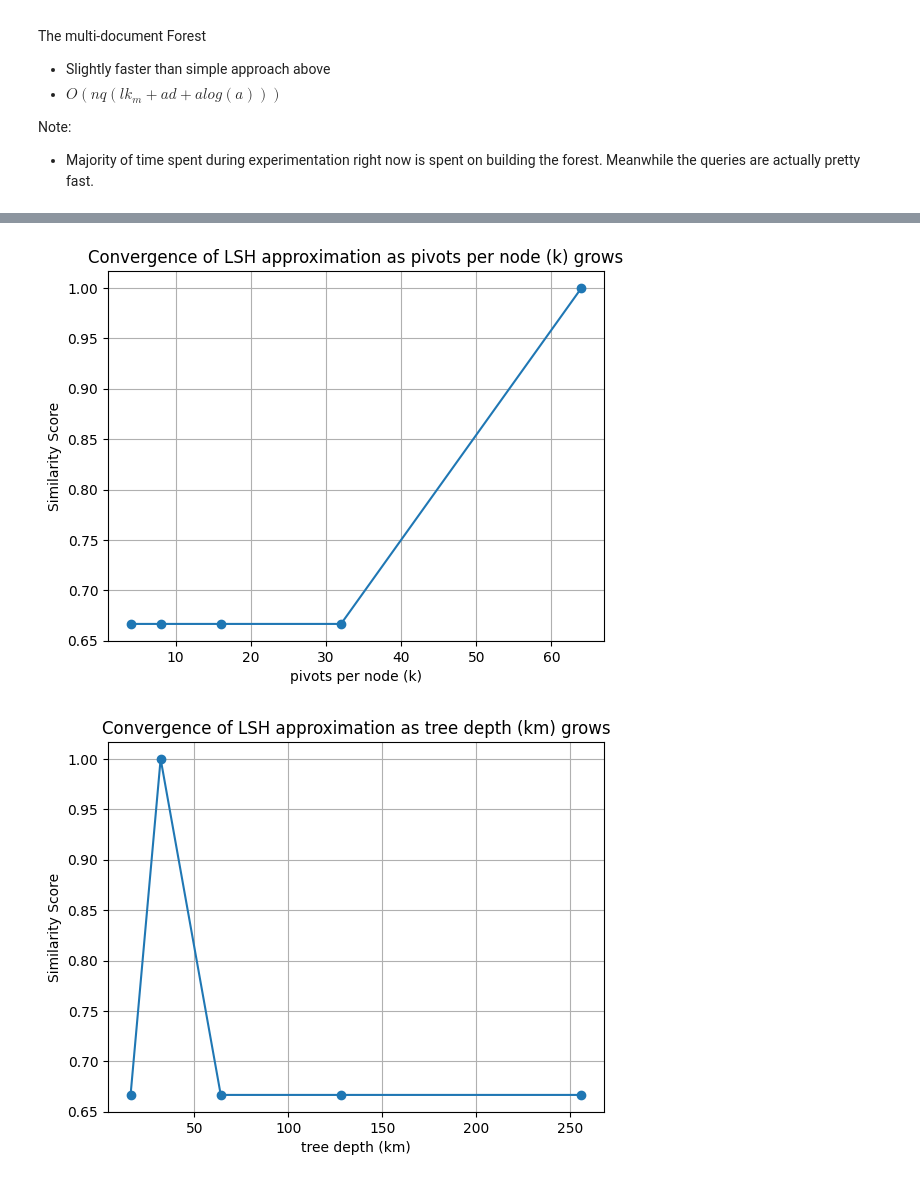
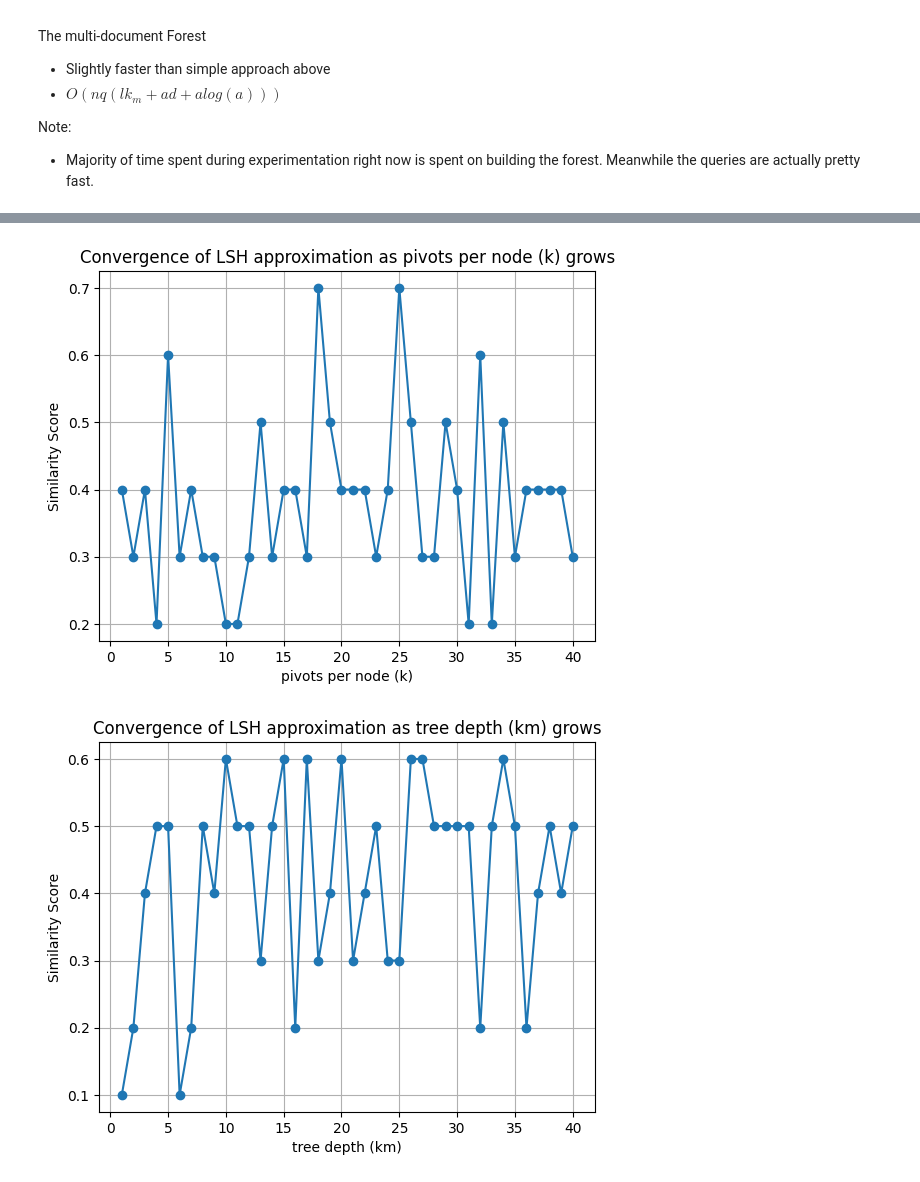
Before and after one commit to YuvalShemla/lsh-forest-for-multi-vector-retrieval, a Jupyter notebook: notebooks/chamfer_approximation.ipynb, the cells around one changed output, grey strips where cells are left out. Cells and saved outputs as stored; diff of their text form; code cells hidden in the pictures.

Commit message:
Retrieval and recall update

```diff
--- a/notebooks/chamfer_approximation.ipynb
+++ b/notebooks/chamfer_approximation.ipynb
@@ -48,11 +57,11 @@ assert chamfer(C, C) == pytest.approx(4)
 n = 10                                # number of documents
 q = 25                                  # vectors per query
 m = 64                                  # vectors per document
-d = 16                                  # dimension per vector
+d = 64                                  # dimension per vector
 l = 10                                  # trees per forest
-k = 20                                  # pivots to keep per node in tree
-km = 64                                 # max depth of each tree
-a = 15                                  # number of neighbors to retrieve per query
+k = 5                                  # pivots to keep per node in tree
+km = 20                                 # max depth of each tree
+a = 10                                  # number of neighbors to retrieve per query
 rng = np.random.default_rng(42)
 
 # Get normalized document and query vectors
@@ -136,29 +89,25 @@ print(true_ranking[:10])
 # Experiment logic
 
 experiments = {
-        'l':  [1, 4, 8, 16, 32],
-        'k':  [4, 8, 16, 32, 64],
-        'km': [16, 32, 64, 128, 256],
-        'a':  [1, 4, 8, 16, 32]
+        'l':  list(range(1, 41)),
+        'k':  list(range(1, 41)),
+        'km': list(range(1, 41)),
+        'a':  list(range(1, 41))
 }
 
 defaults = dict(l=l, k=k, km=km, a=a)
 
+
 def nearest_experiment(variable, values, defaults, build):
         sims, docs = [], []
-        start_total = time.perf_counter()
         for value in values:
                 parameters = defaults.copy()
                 parameters[variable] = value
-                start = time.perf_counter()
-                forest = build(parameters['l'], parameters['k'], parameters['km'],)
-                sim, doc = best_document(forest, parameters['a'])
-                end = time.perf_counter()
+                forest = build(data, parameters['l'], parameters['k'], parameters['km'], d)
+                sim, doc = timed(best_document, forest, queries, distance, parameters['a'])
                 sims.append(sim)
                 docs.append(doc)
-                print(f"{variable}={value} completed in {end - start:.4f} seconds.")
-        end_total = time.perf_counter()
-        print(f"\nFinished experiment with varying {variable} in {end_total - start_total:.4f} seconds.")
+        print(f"Finished nearest experiment: {variable}")
         return sims, docs
 
 def recall_experiment(variable, values, defaults, build, num_items):
@@ -166,8 +115,8 @@ def recall_experiment(variable, values, defaults, build, num_items):
         for value in values:
                 parameters = defaults.copy()
                 parameters[variable] = value
-                forest = build(parameters['l'], parameters['k'], parameters['km'],)
-                ranking = rank_documents(forest, parameters['a'])
+                forest = build(data, parameters['l'], parameters['k'], parameters['km'], d)
+                ranking = timed(rank_documents, forest, queries, distance, parameters['a'])
                 recall_vals.append(recall(true_ranking, ranking, num_items))
         print(f"Finished recall experiment: {variable}")
         return recall_vals
@@ -178,11 +127,4 @@ for var, vals in experiments.items():
     sims, docs = nearest_experiment(var, vals, defaults, build_simple_lsh)
     results[var] = (sims, docs)
     plot(experiments[var], sims, xlabel=f'{var}')
-
-    # Pick the best result and visualize
-    best_index = int(np.argmax(sims))
-    best_doc_index = docs[best_index]
-    print(f"Best {var} = {vals[best_index]} → doc #{best_doc_index}")
-    plot_similarity_heatmap(queries, data[best_doc_index],
-                            title=f"{var}: Query vs. Doc {best_doc_index}")
 # %% [output]
@@ -233,6 +162,6 @@ Finished experiment with varying a in 10.9070 seconds.
 # %%
 # Evaluate multi-doc recall
-results = {var: recall_experiment(var, vals, defaults, build_multidoc_lsh, 3) for var, vals in experiments.items()}
+results = {var: recall_experiment(var, vals, defaults, build_multidoc_lsh, 10) for var, vals in experiments.items()}
 plot(experiments['l'],  results['l'],  'number of trees (l)')
 plot(experiments['k'],  results['k'],  'pivots per node (k)')
 plot(experiments['km'], results['km'], 'tree depth (km)')
@@ -246,2 +188,2 @@ Finished recall experiment: a
-[figure, old version]
+[figure, new version]
-[figure, old version]
+[figure, new version]
```
Also changed, not shown: parts of 7 cells of this notebook, 2 other files.
